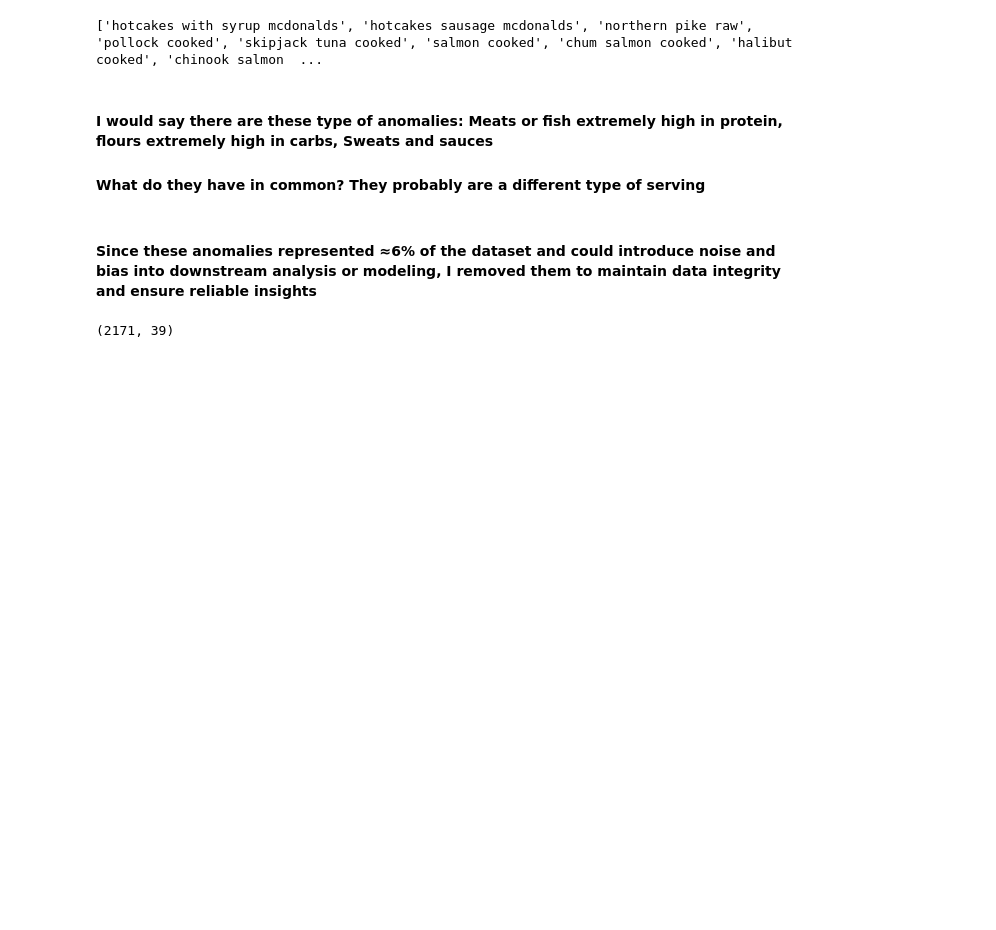
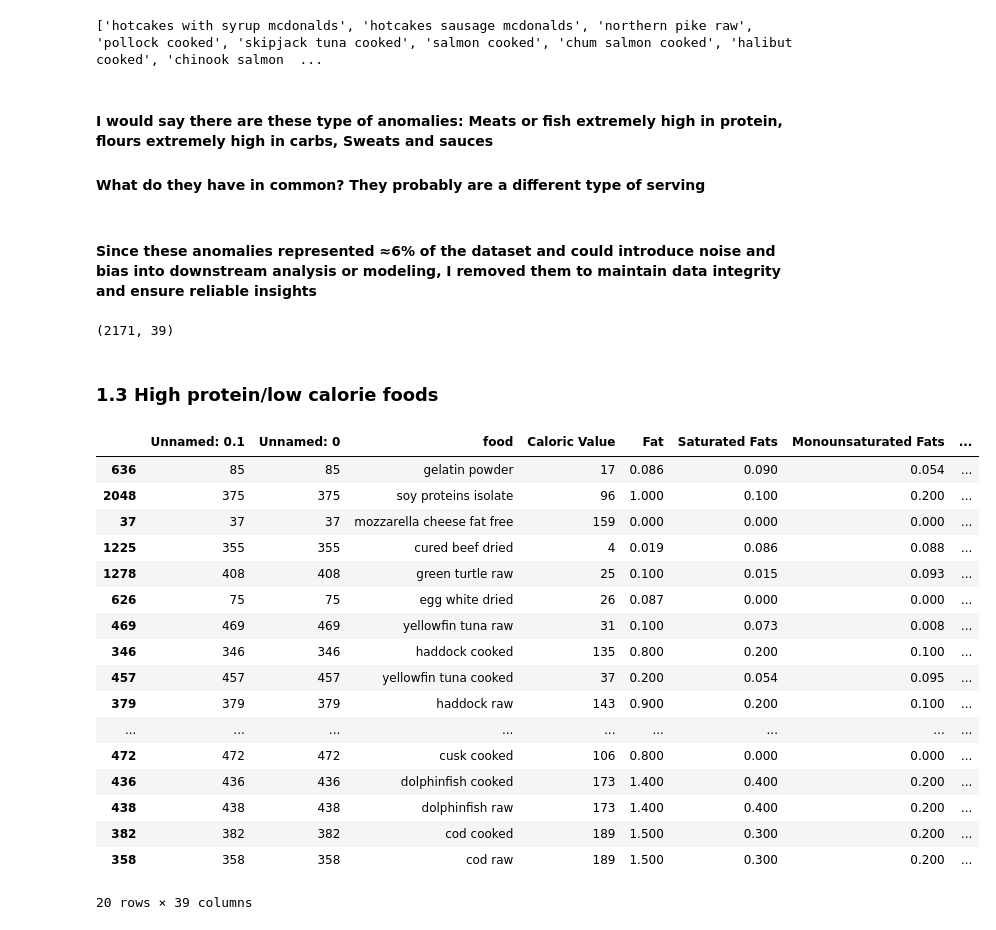
Before and after one commit to barribam/muscle-building-food-analysis, a Jupyter notebook: notebooks/02_nutrient_analysis.ipynb, the cells around one changed output. Cells and saved outputs as stored; diff of their text form; code cells hidden in the pictures; blank space fills up the shorter version.

Commit message:
High protein/low cal foods

```diff
--- a/notebooks/02_nutrient_analysis.ipynb
+++ b/notebooks/02_nutrient_analysis.ipynb
@@ -177,3 +178,33 @@ df = df[df["validation"] == "OK"].copy()
 df.shape
 # %% [output]
 (2171, 39)
+# %%
+df = df.drop(columns=["validation"])
+# %% [markdown]
+### 1.3 High protein/low calorie foods
+# %%
+df["protein_per_calorie"] = df["Protein"] / df["Caloric Value"]
+# %%
+df_no_zeroCal = df[df["Caloric Value"] > 0]
+# %%
+high_protein_low_cal = df_no_zeroCal.sort_values(by="protein_per_calorie", ascending=False)
+high_protein_low_cal.head(20)
+# %% [output]
+|  | Unnamed: 0.1 | Unnamed: 0 | food | Caloric Value | Fat | Saturated Fats | Monounsaturated Fats | ... |
+| 636 | 85 | 85 | gelatin powder | 17 | 0.086 | 0.090 | 0.054 | ... |
+| 2048 | 375 | 375 | soy proteins isolate | 96 | 1.000 | 0.100 | 0.200 | ... |
+| 37 | 37 | 37 | mozzarella cheese fat free | 159 | 0.000 | 0.000 | 0.000 | ... |
+| 1225 | 355 | 355 | cured beef dried | 4 | 0.019 | 0.086 | 0.088 | ... |
+| 1278 | 408 | 408 | green turtle raw | 25 | 0.100 | 0.015 | 0.093 | ... |
+| 626 | 75 | 75 | egg white dried | 26 | 0.087 | 0.000 | 0.000 | ... |
+| 469 | 469 | 469 | yellowfin tuna raw | 31 | 0.100 | 0.073 | 0.008 | ... |
+| 346 | 346 | 346 | haddock cooked | 135 | 0.800 | 0.200 | 0.100 | ... |
+| 457 | 457 | 457 | yellowfin tuna cooked | 37 | 0.200 | 0.054 | 0.095 | ... |
+| 379 | 379 | 379 | haddock raw | 143 | 0.900 | 0.200 | 0.100 | ... |
+| ... | ... | ... | ... | ... | ... | ... | ... | ... |
+| 472 | 472 | 472 | cusk cooked | 106 | 0.800 | 0.000 | 0.000 | ... |
+| 436 | 436 | 436 | dolphinfish cooked | 173 | 1.400 | 0.400 | 0.200 | ... |
+| 438 | 438 | 438 | dolphinfish raw | 173 | 1.400 | 0.400 | 0.200 | ... |
+| 382 | 382 | 382 | cod cooked | 189 | 1.500 | 0.300 | 0.200 | ... |
+| 358 | 358 | 358 | cod raw | 189 | 1.500 | 0.300 | 0.200 | ... |
+20 rows × 39 columns
```
Also changed, not shown: parts of 2 cells of this notebook.
